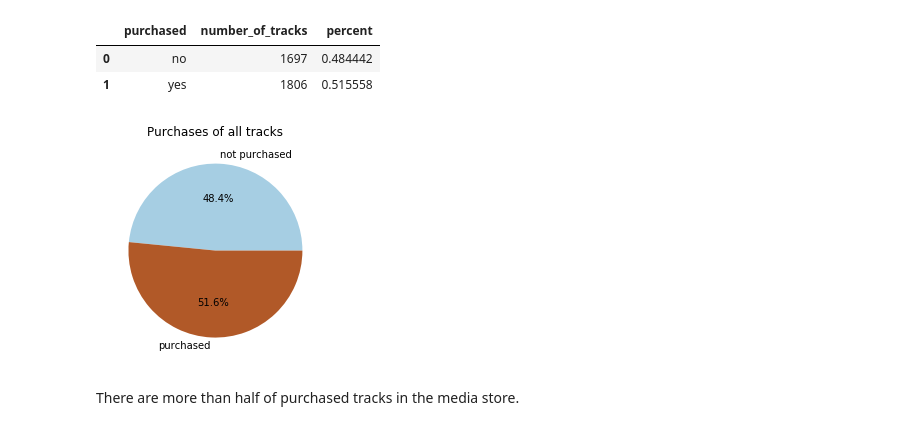
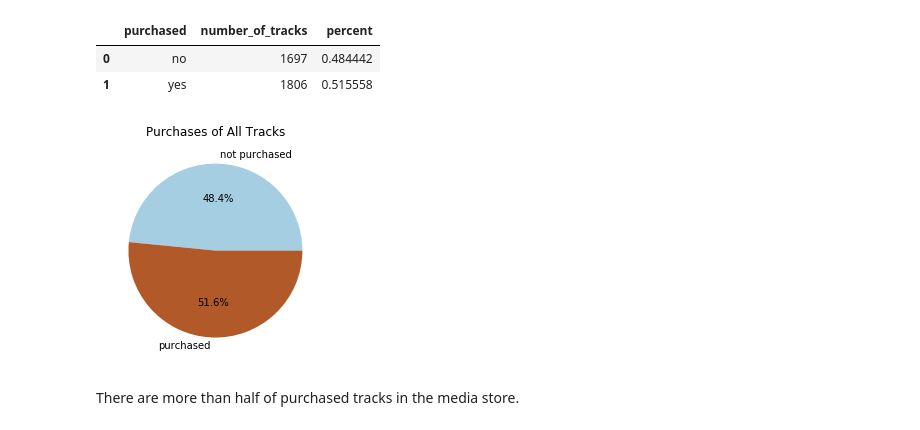
Before and after one commit to zotko/data-science-portfolio, a Jupyter notebook: analyzing_chinook_database_with_sql/analyzing_chinook_database_using_sql.ipynb, the cells around one changed output. Saved outputs shown, nothing was run; the diff lists cells and outputs as text; code cells hidden in the pictures.

```diff
--- a/analyzing_chinook_database_with_sql/analyzing_chinook_database_using_sql.ipynb
+++ b/analyzing_chinook_database_with_sql/analyzing_chinook_database_using_sql.ipynb
@@ -408,16 +408,16 @@ purchased
 | 1 | yes | 1806 | 0.515558 |
 # %%
 ax = purchased.set_index('purchased').rename({'yes':'purchased', 'no':'not purchased'}).\
-plot.pie(y='number_of_tracks', title='Purchases of all tracks',
+plot.pie(y='number_of_tracks', title='Purchases of All Tracks',
          legend=False,
          colormap=plt.cm.Paired,
          autopct='%1.1f%%')
 
 ax.spines["top"].set_visible(False)
 ax.spines["right"].set_visible(False)
 _ = ax.set_ylabel('')
 # %% [output]
-[figure, old version]
+[figure, new version]
 # %% [markdown]
 There are more than half of purchased tracks in the media store.
 # %% [markdown]
```
Also changed, not shown: parts of 2 cells of this notebook.
